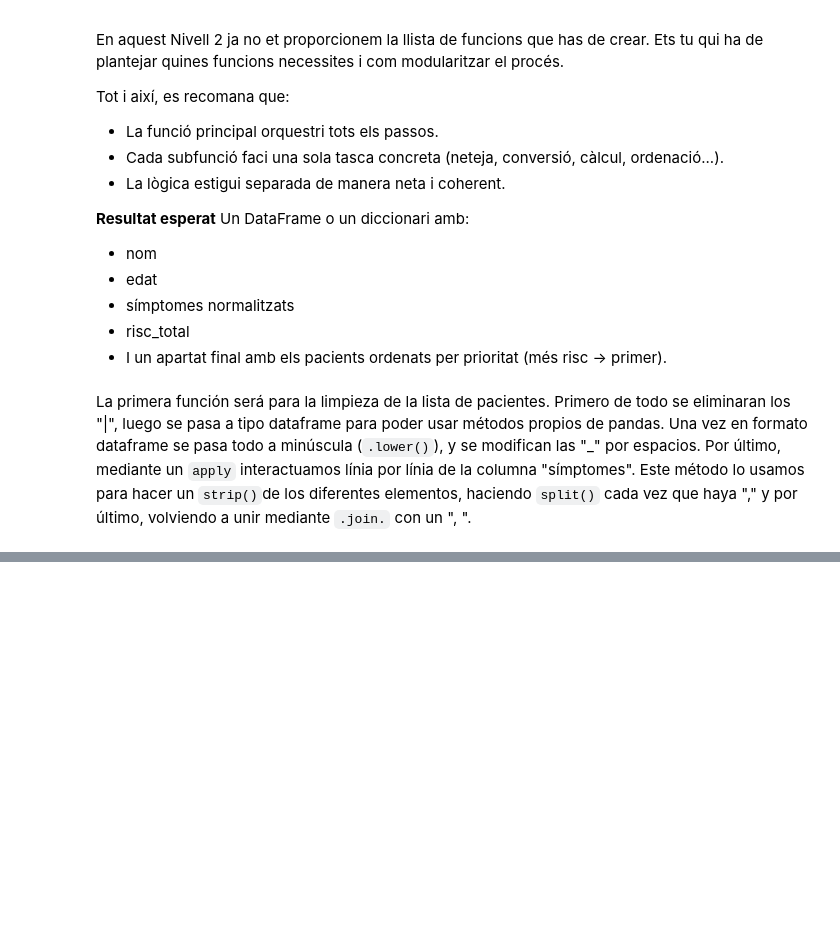
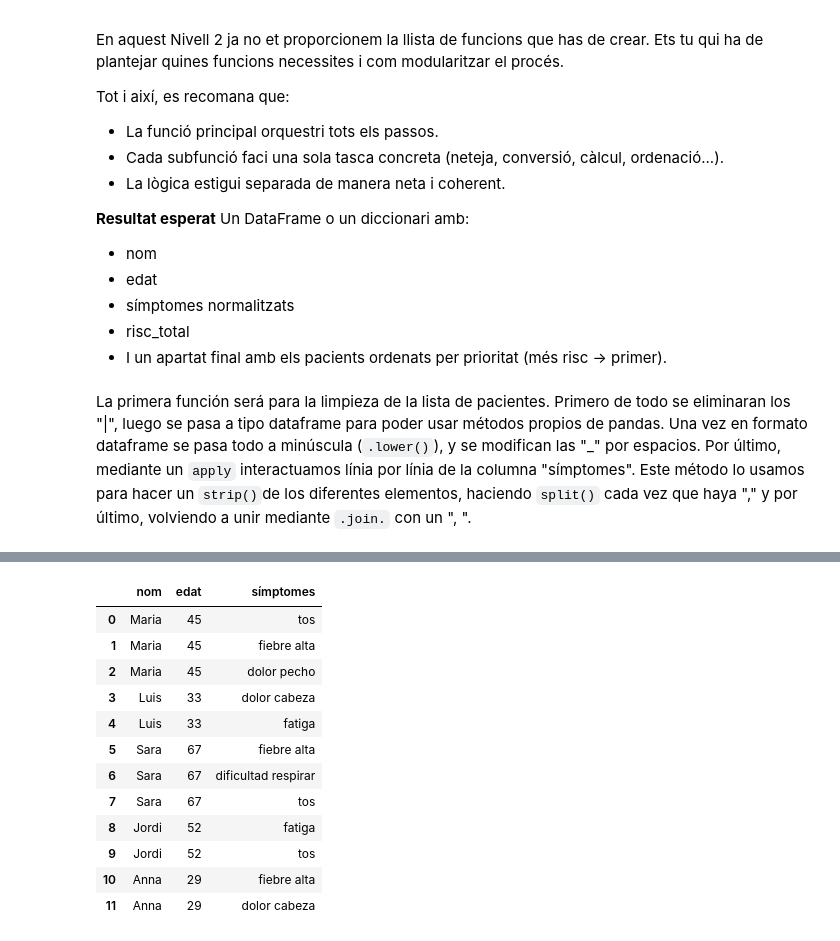
Before and after one commit to DanielSan33-4/ITA.Sprint07, a Jupyter notebook: Sprint07.ipynb, the cells around one changed output, grey strips where cells are left out. Drawn from its saved outputs; the diff is of its cells as text; code cells hidden in the pictures; blank space fills up the shorter version.

```diff
--- a/Sprint07.ipynb
+++ b/Sprint07.ipynb
@@ -506,0 +532,24 @@ def tractament_dades_pacients(llista_p):
+# %%
+llista_p = pacients
+llista_p = [paraules.split("|") for paraules in pacients]
+df_net = pd.DataFrame(llista_p, columns=["nom", "edat", "símptomes"])
+df_net["símptomes"] = df_net["símptomes"].str.lower().str.strip().str.replace("_", " ")
+df_net["símptomes"] = df_net["símptomes"].apply(
+        lambda valor: ", ".join([paraula.strip() for paraula in valor.split(",")]))
+df_net["símptomes"] = df_net["símptomes"].str.split(",")
+df_net = df_net.explode("símptomes").reset_index(drop=True)
+df_net
+# %% [output]
+|  | nom | edat | símptomes |
+| 0 | Maria | 45 | tos |
+| 1 | Maria | 45 | fiebre alta |
+| 2 | Maria | 45 | dolor pecho |
+| 3 | Luis | 33 | dolor cabeza |
+| 4 | Luis | 33 | fatiga |
+| 5 | Sara | 67 | fiebre alta |
+| 6 | Sara | 67 | dificultad respirar |
+| 7 | Sara | 67 | tos |
+| 8 | Jordi | 52 | fatiga |
+| 9 | Jordi | 52 | tos |
+| 10 | Anna | 29 | fiebre alta |
+| 11 | Anna | 29 | dolor cabeza |
```
Also changed, not shown: parts of 4 cells of this notebook.
